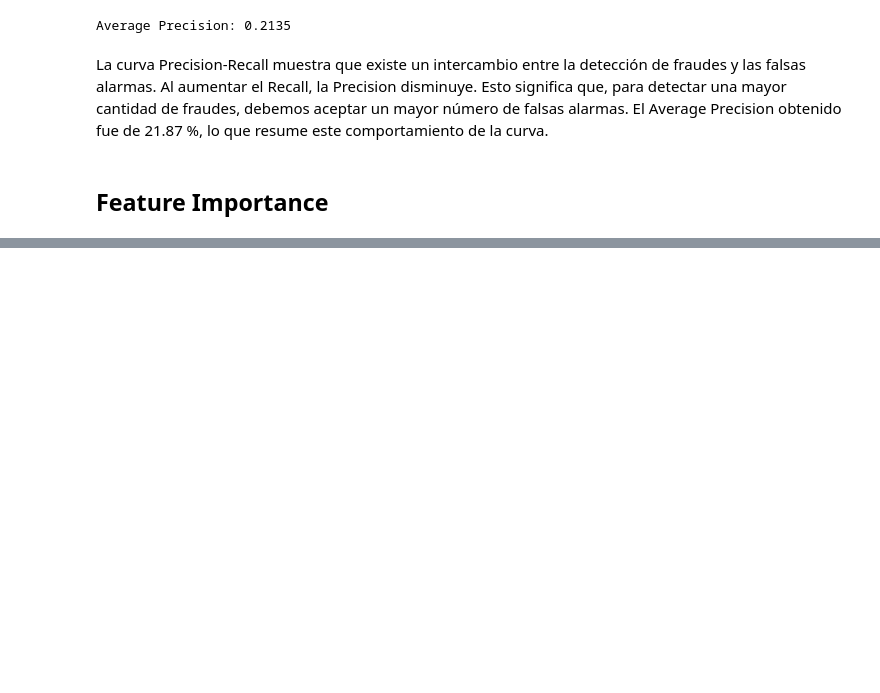
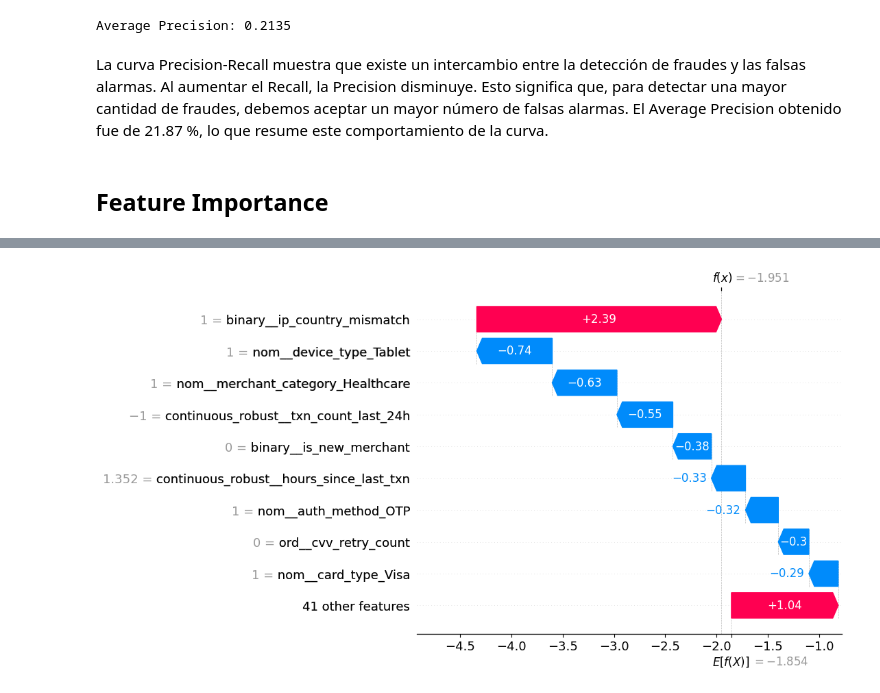
Before and after one commit to nashlypilar-collab/Intro_ciencia_tarea_grupo, a Jupyter notebook: Fraudes_Feature_2.ipynb, the cells around one changed output, grey strips where cells are left out. Drawn from its saved outputs; the diff is of its cells as text; code cells hidden in the pictures; blank space fills up the shorter version.

```diff
--- a/Fraudes_Feature_2.ipynb
+++ b/Fraudes_Feature_2.ipynb
@@ -474,0 +599,5 @@ feature_importance.head(20)
+# %%
+row_idx = 5
+shap.plots.waterfall(shap_values[row_idx])
+# %% [output]
+[figure, added]
```
Also changed, not shown: parts of 37 cells of this notebook.
